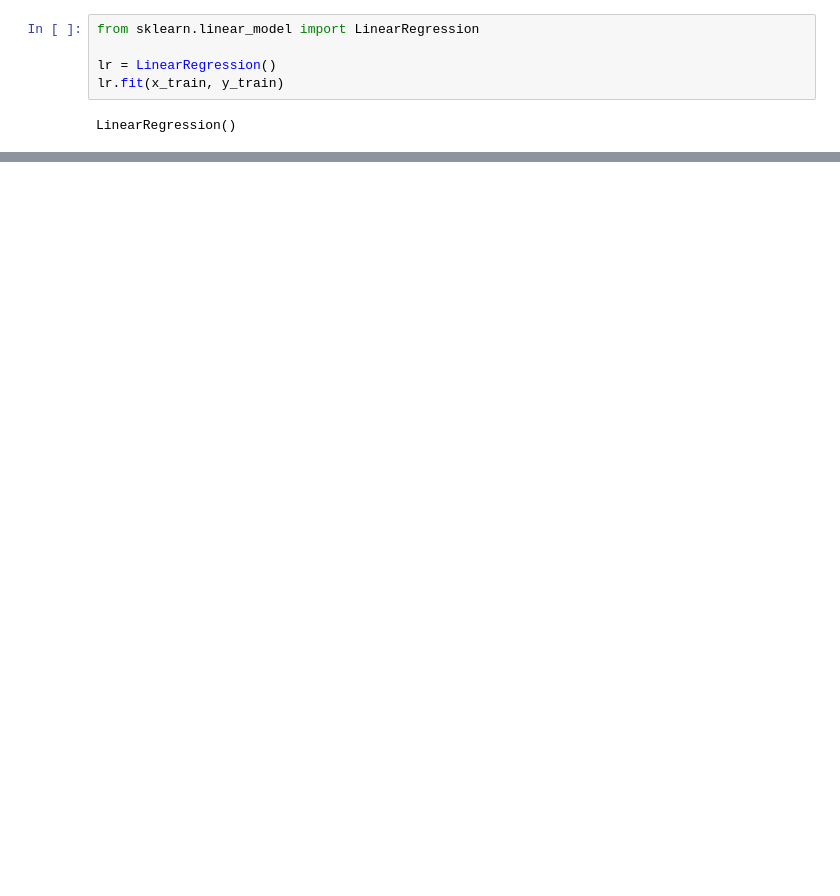
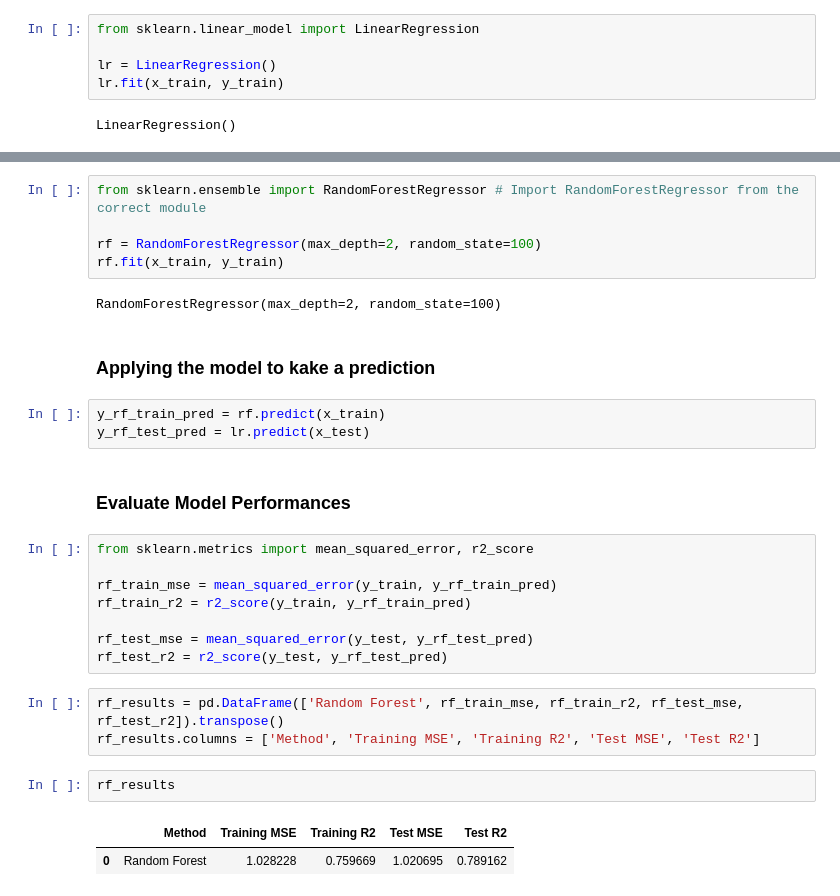
Before and after one commit to IT22202468/First-ML-project, a Jupyter notebook: Project0.ipynb, the cells around one changed output, grey strips where cells are left out. Saved outputs shown, nothing was run; the diff lists cells and outputs as text; blank space fills up the shorter version.

```diff
--- a/Project0.ipynb
+++ b/Project0.ipynb
@@ -123,0 +200,30 @@ LinearRegression()
+# %%
+from sklearn.ensemble import RandomForestRegressor # Import RandomForestRegressor from the correct module
+
+rf = RandomForestRegressor(max_depth=2, random_state=100)
+rf.fit(x_train, y_train)
+# %% [output]
+RandomForestRegressor(max_depth=2, random_state=100)
+# %% [markdown]
+### Applying the model to kake a prediction
+# %%
+y_rf_train_pred = rf.predict(x_train)
+y_rf_test_pred = lr.predict(x_test)
+# %% [markdown]
+### Evaluate Model Performances
+# %%
+from sklearn.metrics import mean_squared_error, r2_score
+
+rf_train_mse = mean_squared_error(y_train, y_rf_train_pred)
+rf_train_r2 = r2_score(y_train, y_rf_train_pred)
+
+rf_test_mse = mean_squared_error(y_test, y_rf_test_pred)
+rf_test_r2 = r2_score(y_test, y_rf_test_pred)
+# %%
+rf_results = pd.DataFrame(['Random Forest', rf_train_mse, rf_train_r2, rf_test_mse, rf_test_r2]).transpose()
+rf_results.columns = ['Method', 'Training MSE', 'Training R2', 'Test MSE', 'Test R2']
+# %%
+rf_results
+# %% [output]
+|  | Method | Training MSE | Training R2 | Test MSE | Test R2 |
+| 0 | Random Forest | 1.028228 | 0.759669 | 1.020695 | 0.789162 |
```
Also changed, not shown: parts of 18 cells of this notebook.
